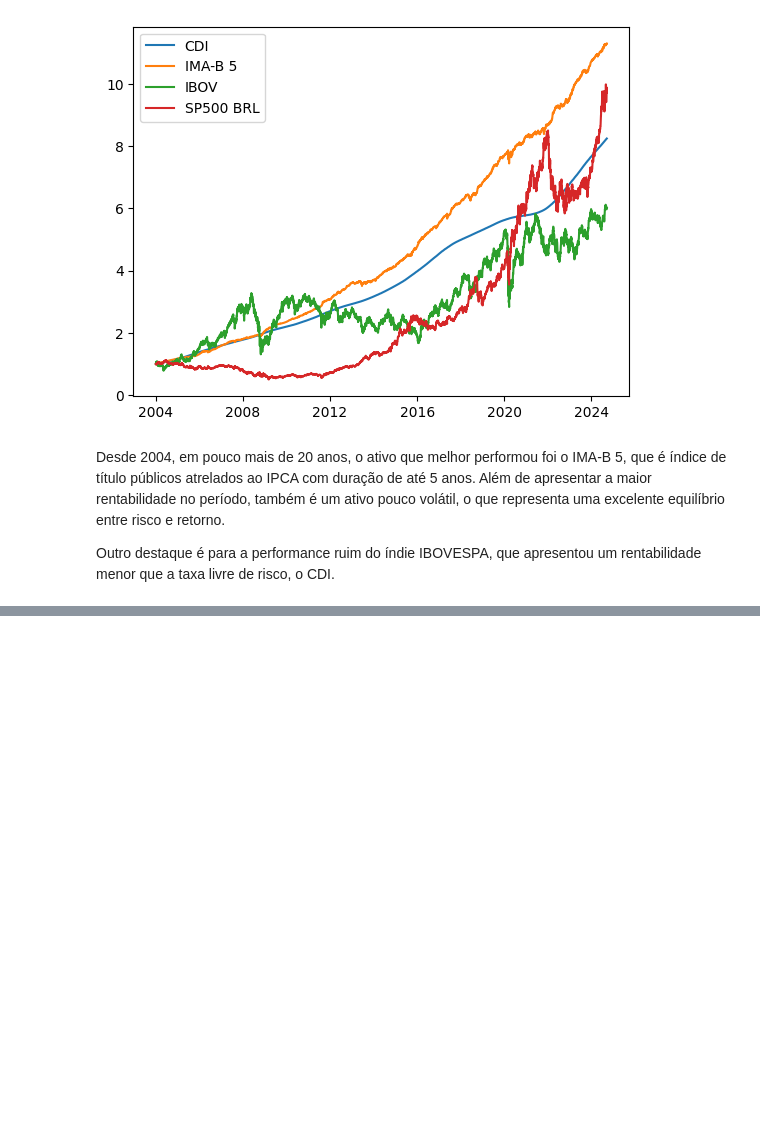
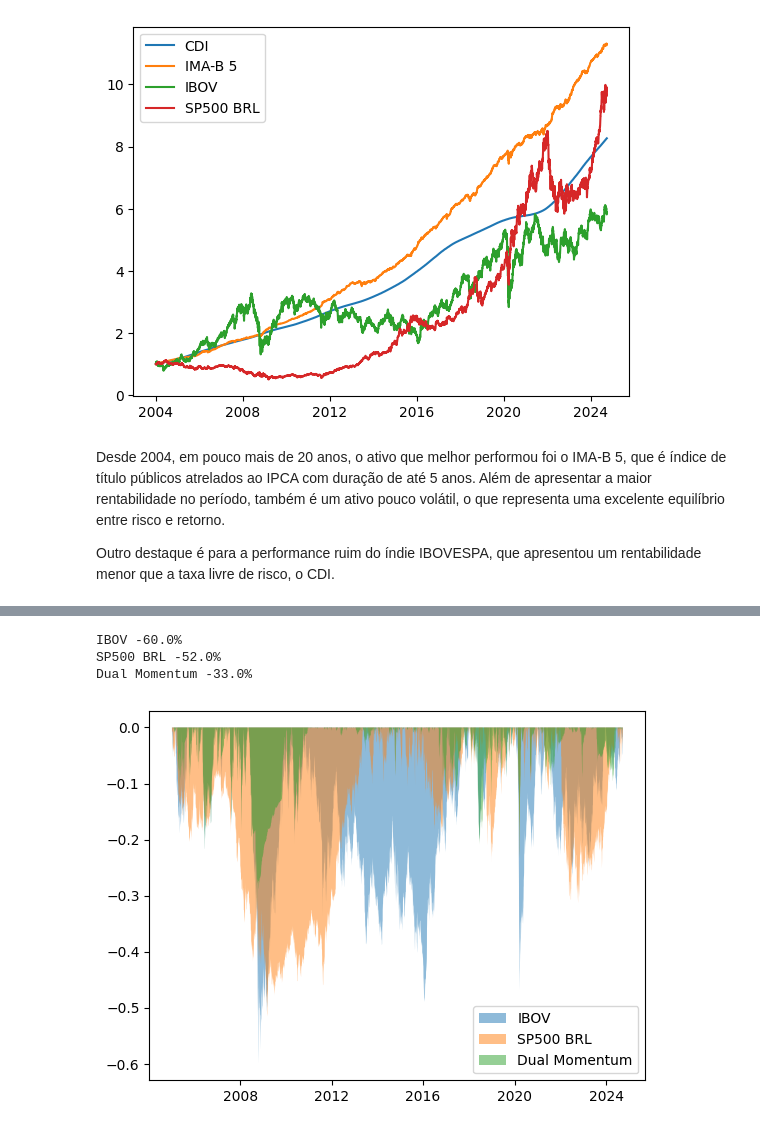
Before and after one commit to ianaraujo/puc-analise-dados, a Jupyter notebook: notebook.ipynb, the cells around one changed output, grey strips where cells are left out. Cells and saved outputs as stored; diff of their text form; code cells hidden in the pictures; blank space fills up the shorter version.

```diff
--- a/notebook.ipynb
+++ b/notebook.ipynb
@@ -160,0 +396,7 @@ Outro destaque é para a performance ruim do índie IBOVESPA, que apresentou um
+# %%
+cum_returns = (1 + dual_momentum[['IBOV', 'SP500 BRL', 'Dual Momentum']]).cumprod()
+cum_max = cum_returns.cummax()
+
+drawdown = (cum_returns - cum_max) / cum_max
+
+drawdown
@@ -160,0 +417,15 @@ Outro destaque é para a performance ruim do índie IBOVESPA, que apresentou um
+# %%
+for col in drawdown.columns:
+    print(f"{col} {round(min(drawdown[col]), 2) * 100}%")
+# %% [output]
+IBOV -60.0%
+SP500 BRL -52.0%
+Dual Momentum -33.0%
+# %%
+for col in drawdown.columns:
+    plt.fill_between(x=drawdown.index, y1=drawdown[col], alpha=0.5, label=col)
+
+plt.legend()
+plt.show()
+# %% [output]
+[figure, added]
```
Also changed, not shown: parts of 36 cells of this notebook.
